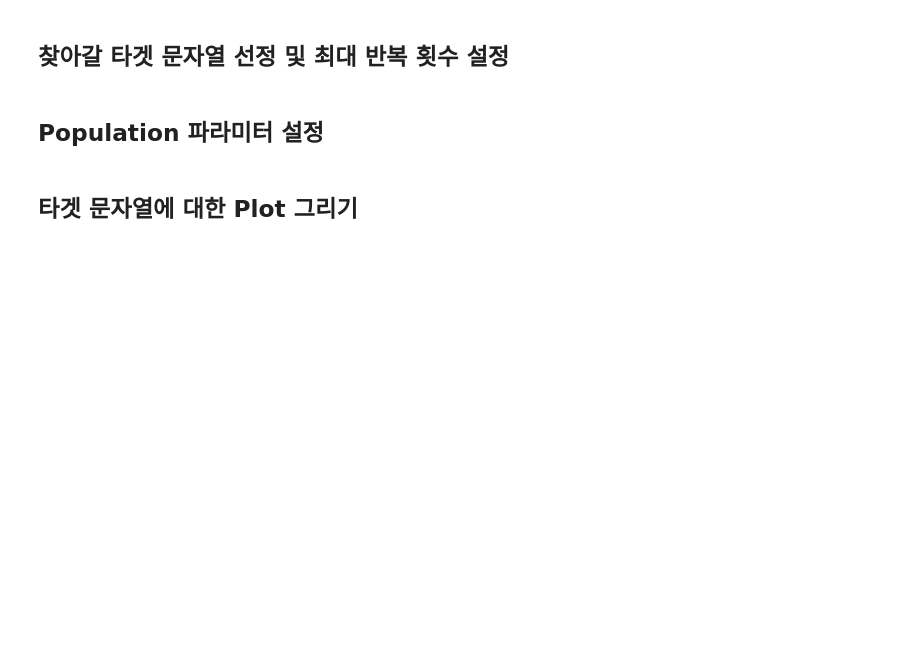
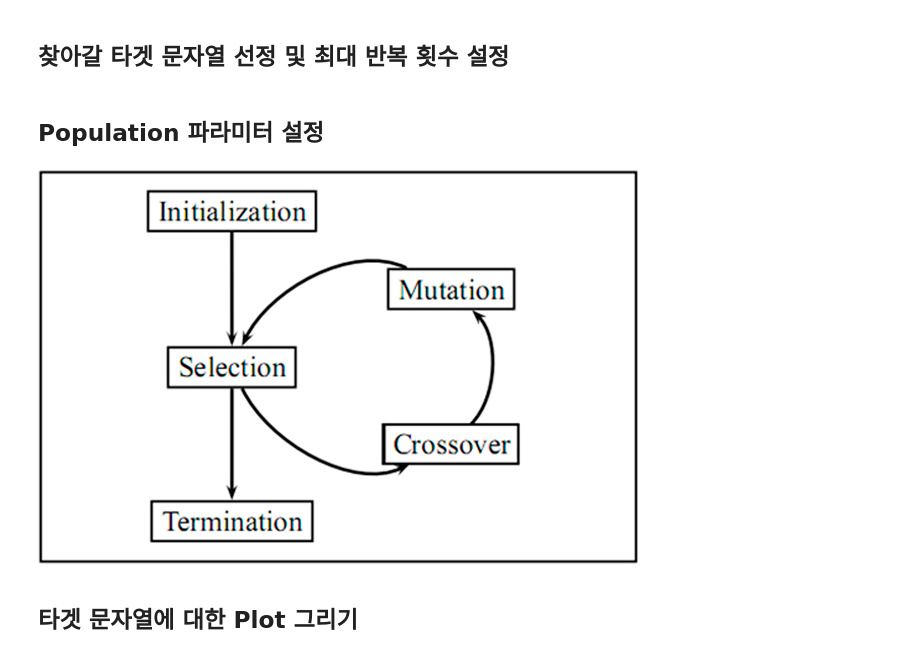
Before and after one commit to soon0698/Genetic-algorithm_AI_18-1, a Jupyter notebook: GAwithText.ipynb, the cells around one changed output. Cells and saved outputs as stored; diff of their text form; code cells hidden in the pictures; blank space fills up the shorter version.

```diff
--- a/GAwithText.ipynb
+++ b/GAwithText.ipynb
@@ -16,6 +17,9 @@ maxGenerations = 16384
 ## Population 파라미터 설정
 # %%
 pop = Population(size=2048, crossover=0.8, elitism=0.1, mutation=0.3)
+Image("./GA-tree.jpeg")
+# %% [output]
+[figure, added]
 # %% [markdown]
 ## 타겟 문자열에 대한 Plot 그리기
 # %%
```
Also changed, not shown: parts of 1 cell of this notebook, 1 other file.
